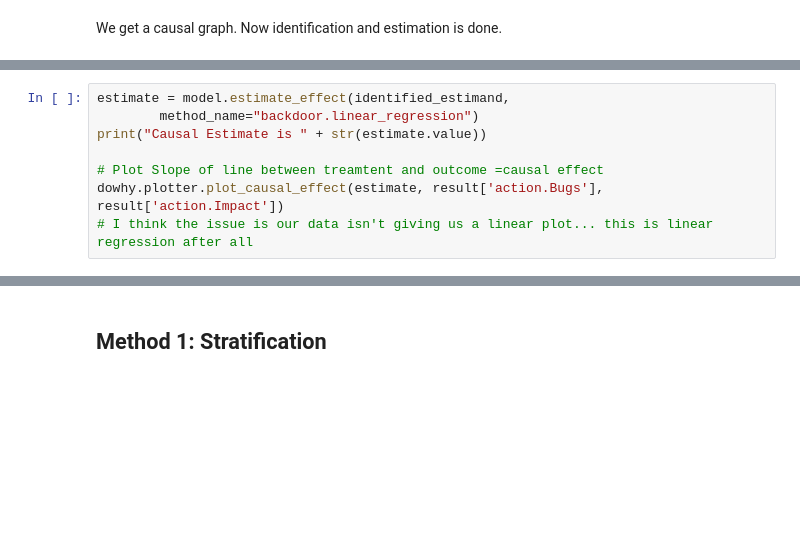
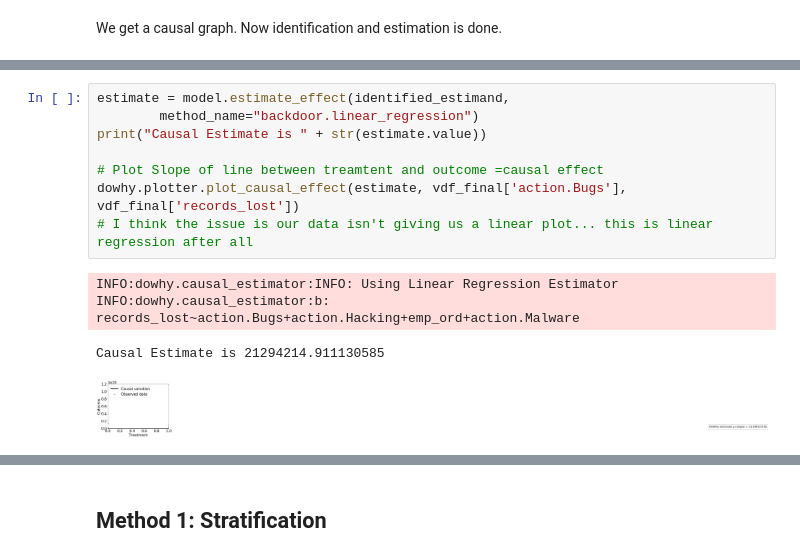
Before and after one commit to ethanpaek/CloudBleed_Project_2019, a Jupyter notebook: vcdb_parse.ipynb, the cells around one changed output, grey strips where cells are left out. Cells and saved outputs as stored; diff of their text form; blank space fills up the shorter version.

```diff
--- a/vcdb_parse.ipynb
+++ b/vcdb_parse.ipynb
@@ -264,11 +329,16 @@ print(identified_estimand)
 # %%
 estimate = model.estimate_effect(identified_estimand,
         method_name="backdoor.linear_regression")
 print("Causal Estimate is " + str(estimate.value))
 
 # Plot Slope of line between treamtent and outcome =causal effect
-dowhy.plotter.plot_causal_effect(estimate, result['action.Bugs'], result['action.Impact'])
+dowhy.plotter.plot_causal_effect(estimate, vdf_final['action.Bugs'], vdf_final['records_lost'])
 # I think the issue is our data isn't giving us a linear plot... this is linear regression after all
+# %% [output]
+INFO:dowhy.causal_estimator:INFO: Using Linear Regression Estimator
+INFO:dowhy.causal_estimator:b: records_lost~action.Bugs+action.Hacking+emp_ord+action.Malware
+Causal Estimate is 21294214.911130585
+[figure, added]
 # %%
 print("DoWhy estimate is " + str(estimate.value))
 rvar = 1 if np.random.uniform() >0.5 else 0
```
Also changed, not shown: parts of 15 cells of this notebook, 7 other files.
